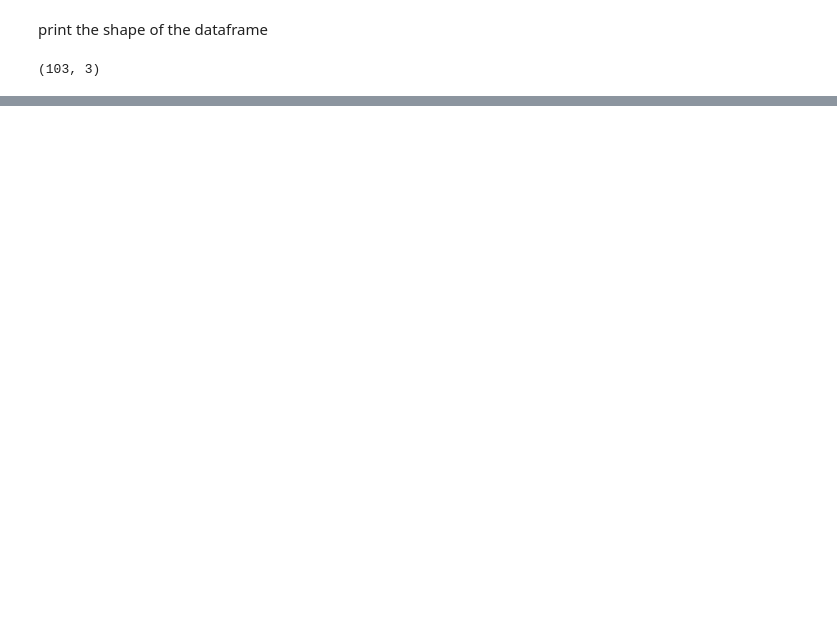
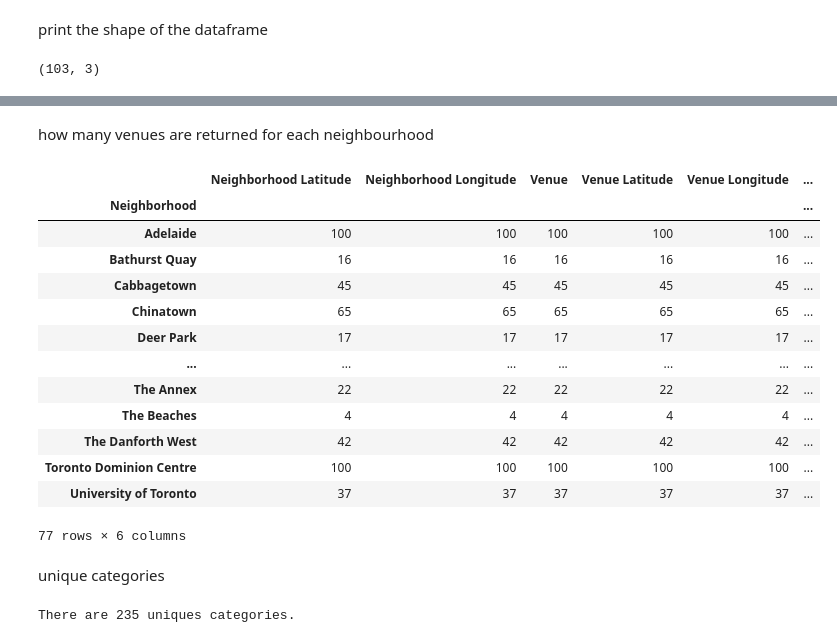
Before and after one commit to shiweijing/Coursera_Capstone, a Jupyter notebook: Toronto.ipynb, the cells around one changed output, grey strips where cells are left out. Saved outputs shown, nothing was run; the diff lists cells and outputs as text; code cells hidden in the pictures; blank space fills up the shorter version.

```diff
--- a/Toronto.ipynb
+++ b/Toronto.ipynb
@@ -58,0 +319,25 @@ df.shape
+# %% [markdown]
+how many venues are returned for each neighbourhood
+# %%
+toronto_venues.groupby('Neighborhood').count()
+# %% [output]
+|  | Neighborhood Latitude | Neighborhood Longitude | Venue | Venue Latitude | Venue Longitude | ... |
+| Neighborhood |  |  |  |  |  | ... |
+| Adelaide | 100 | 100 | 100 | 100 | 100 | ... |
+| Bathurst Quay | 16 | 16 | 16 | 16 | 16 | ... |
+| Cabbagetown | 45 | 45 | 45 | 45 | 45 | ... |
+| Chinatown | 65 | 65 | 65 | 65 | 65 | ... |
+| Deer Park | 17 | 17 | 17 | 17 | 17 | ... |
+| ... | ... | ... | ... | ... | ... | ... |
+| The Annex | 22 | 22 | 22 | 22 | 22 | ... |
+| The Beaches | 4 | 4 | 4 | 4 | 4 | ... |
+| The Danforth West | 42 | 42 | 42 | 42 | 42 | ... |
+| Toronto Dominion Centre | 100 | 100 | 100 | 100 | 100 | ... |
+| University of Toronto | 37 | 37 | 37 | 37 | 37 | ... |
+77 rows × 6 columns
+# %% [markdown]
+unique categories
+# %%
+print('There are {} uniques categories.'.format(len(toronto_venues['Venue Category'].unique())))
+# %% [output]
+There are 235 uniques categories.
```
Also changed, not shown: parts of 57 cells of this notebook.
